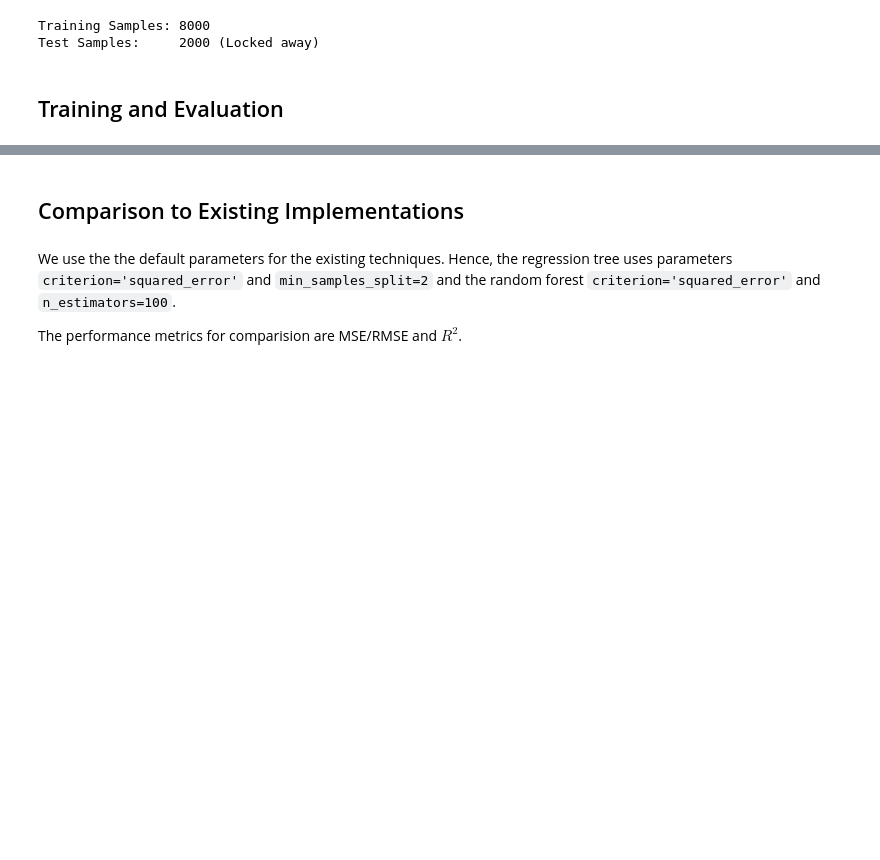
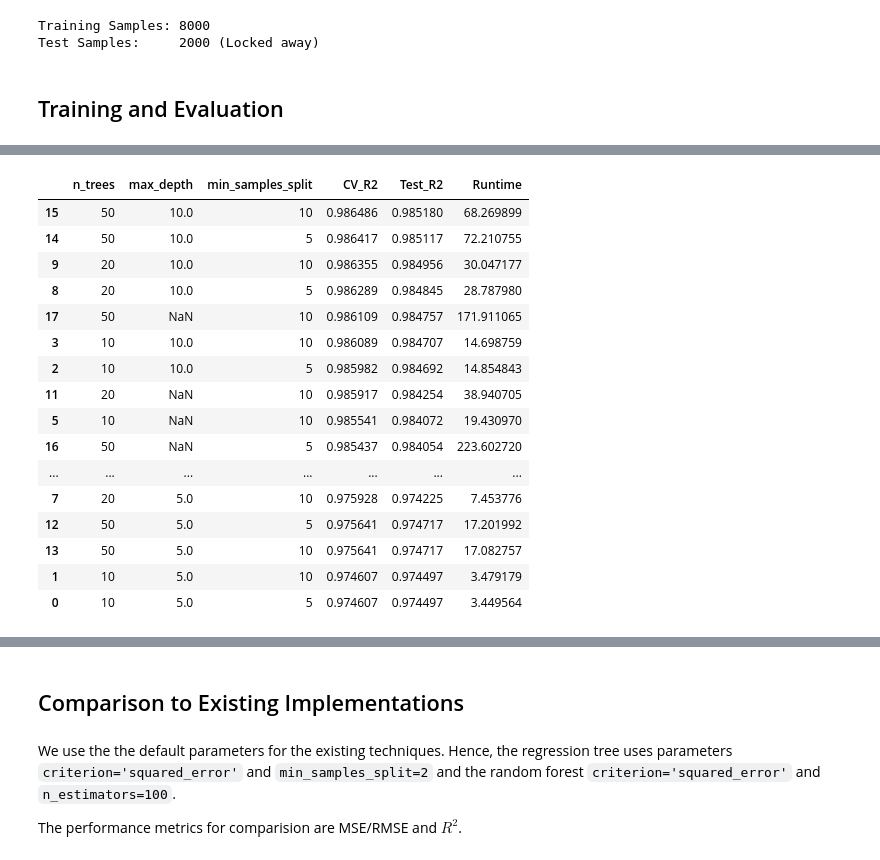
Before and after one commit to simon-groebner/Machine-Learning-Exercise-2, a Jupyter notebook: notebooks/02_Student_Performance_Analysis.ipynb, the cells around one changed output, grey strips where cells are left out. Cells and saved outputs as stored; diff of their text form; code cells hidden in the pictures; blank space fills up the shorter version.

```diff
--- a/notebooks/02_Student_Performance_Analysis.ipynb
+++ b/notebooks/02_Student_Performance_Analysis.ipynb
@@ -187,0 +183,79 @@ Evaluation Random Forest Student: 5.2487 s
+# %%
+import itertools
+from IPython.display import clear_output
+
+# Define the Search Space
+param_grid = {
+    "n_trees": [10, 20, 50],
+    "max_depth": [5, 10, None],
+    "min_samples_split": [5, 10]
+}
+
+# Generate  combinations
+keys, values = zip(*param_grid.items())
+combinations = [dict(zip(keys, v)) for v in itertools.product(*values)]
+
+print(f"Starting Grid Search with {len(combinations)} candidates...")
+print("-" * 60)
+
+results_data = []
+best_cv_r2 = -float("inf")
+best_config = None
+
+# Loop through every combination
+for i, config in enumerate(combinations):
+    clear_output(wait=True)
+
+    print(f"[{i+1}/{len(combinations)}] Testing: {config}", end="")
+
+
+    rf = RandomForest(
+        n_trees=config["n_trees"],
+        max_depth=config["max_depth"] if config["max_depth"] is not None else float('inf'),
+        min_samples_split=config["min_samples_split"],
+        seed=123
+    )
+
+    # Run Evaluation
+    metrics = evaluate_model(rf, X_train, y_train, X_test, y_test, n_splits=5)
+
+
+    results_data.append({
+        **config,
+        "CV_R2": metrics["CV_R2"],
+        "Test_R2": metrics["Test_R2"],
+        "Runtime": metrics["Runtime_Seconds"]
+    })
+
+    # Track the Winner
+    if metrics["CV_R2"] > best_cv_r2:
+        best_cv_r2 = metrics["CV_R2"]
+        best_config = config
+
+
+# Define tolerance
+tolerance = 0.02
+threshold = best_cv_r2 - tolerance
+
+# Display sorted table
+df_results = pd.DataFrame(results_data).sort_values(by="CV_R2", ascending=False)
+display(df_results)
+
+# Find models within tolerance
+top_tier_models = df_results[df_results['CV_R2'] >= threshold].copy()
+
+# Sort by runtime
+efficient_winner = top_tier_models.sort_values(by='Runtime', ascending=True).iloc[0]
+
+print("=" * 60)
+print(f"ABSOLUTE ACCURACY WINNER (Best R²)")
+print(f"   Config:  {df_results.iloc[0]['n_trees']} Trees, Depth {df_results.iloc[0]['max_depth']}")
+print(f"   R²:      {df_results.iloc[0]['CV_R2']:.4f}")
+print(f"   Runtime: {df_results.iloc[0]['Runtime']:.4f} s")
+print("-" * 60)
+print(f"EFFICIENT WINNER (Fastest model within {tolerance} of best score)")
+print(f"   Config:  {efficient_winner['n_trees']} Trees, Depth {efficient_winner['max_depth']}")
+print(f"   R²:      {efficient_winner['CV_R2']:.4f} (Diff: {efficient_winner['CV_R2'] - best_cv_r2:.4f})")
+print(f"   Runtime: {efficient_winner['Runtime']:.4f} s")
+print("=" * 60)
+# %% [output]
@@ -187,0 +263,17 @@ Evaluation Random Forest Student: 5.2487 s
+|  | n_trees | max_depth | min_samples_split | CV_R2 | Test_R2 | Runtime |
+| 15 | 50 | 10.0 | 10 | 0.986486 | 0.985180 | 68.269899 |
+| 14 | 50 | 10.0 | 5 | 0.986417 | 0.985117 | 72.210755 |
+| 9 | 20 | 10.0 | 10 | 0.986355 | 0.984956 | 30.047177 |
+| 8 | 20 | 10.0 | 5 | 0.986289 | 0.984845 | 28.787980 |
+| 17 | 50 | NaN | 10 | 0.986109 | 0.984757 | 171.911065 |
+| 3 | 10 | 10.0 | 10 | 0.986089 | 0.984707 | 14.698759 |
+| 2 | 10 | 10.0 | 5 | 0.985982 | 0.984692 | 14.854843 |
+| 11 | 20 | NaN | 10 | 0.985917 | 0.984254 | 38.940705 |
+| 5 | 10 | NaN | 10 | 0.985541 | 0.984072 | 19.430970 |
+| 16 | 50 | NaN | 5 | 0.985437 | 0.984054 | 223.602720 |
+| ... | ... | ... | ... | ... | ... | ... |
+| 7 | 20 | 5.0 | 10 | 0.975928 | 0.974225 | 7.453776 |
+| 12 | 50 | 5.0 | 5 | 0.975641 | 0.974717 | 17.201992 |
+| 13 | 50 | 5.0 | 10 | 0.975641 | 0.974717 | 17.082757 |
+| 1 | 10 | 5.0 | 10 | 0.974607 | 0.974497 | 3.479179 |
+| 0 | 10 | 5.0 | 5 | 0.974607 | 0.974497 | 3.449564 |
```
Also changed, not shown: parts of 3 cells of this notebook, 3 other files.
